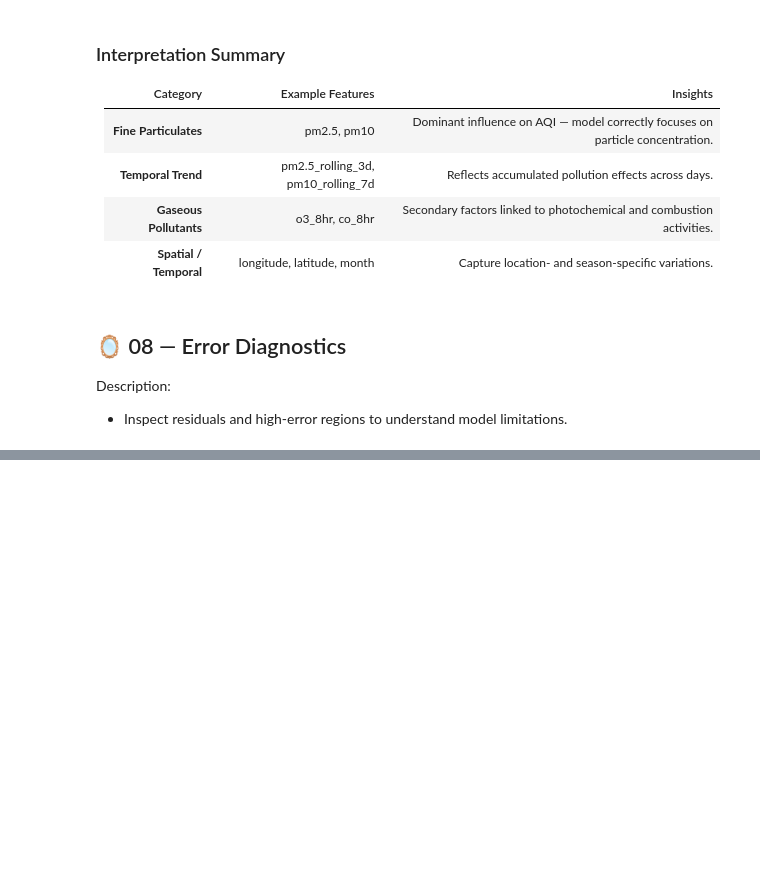
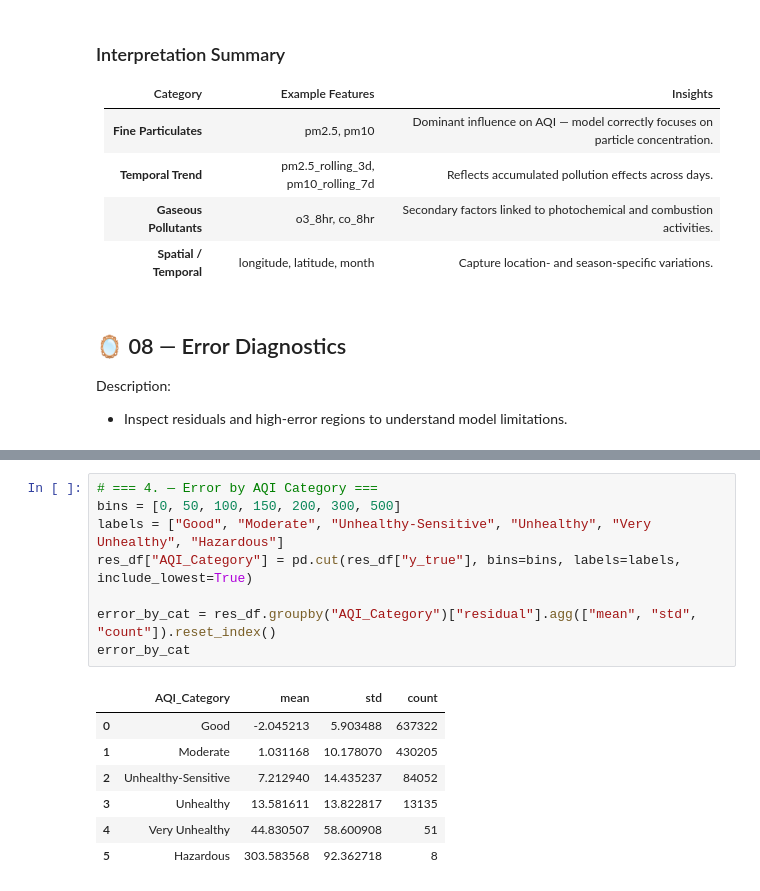
Before and after one commit to chgwyellow/air_pollution_analysis, a Jupyter notebook: notebook/04_nonlinear_modeling.ipynb, the cells around one changed output, grey strips where cells are left out. Saved outputs shown, nothing was run; the diff lists cells and outputs as text; blank space fills up the shorter version.

```diff
--- a/notebook/04_nonlinear_modeling.ipynb
+++ b/notebook/04_nonlinear_modeling.ipynb
@@ -467,0 +497,16 @@ Description:
+# %%
+# === 4. — Error by AQI Category ===
+bins = [0, 50, 100, 150, 200, 300, 500]
+labels = ["Good", "Moderate", "Unhealthy-Sensitive", "Unhealthy", "Very Unhealthy", "Hazardous"]
+res_df["AQI_Category"] = pd.cut(res_df["y_true"], bins=bins, labels=labels, include_lowest=True)
+
+error_by_cat = res_df.groupby("AQI_Category")["residual"].agg(["mean", "std", "count"]).reset_index()
+error_by_cat
+# %% [output]
+|  | AQI_Category | mean | std | count |
+| 0 | Good | -2.045213 | 5.903488 | 637322 |
+| 1 | Moderate | 1.031168 | 10.178070 | 430205 |
+| 2 | Unhealthy-Sensitive | 7.212940 | 14.435237 | 84052 |
+| 3 | Unhealthy | 13.581611 | 13.822817 | 13135 |
+| 4 | Very Unhealthy | 44.830507 | 58.600908 | 51 |
+| 5 | Hazardous | 303.583568 | 92.362718 | 8 |
```
Also changed, not shown: parts of 7 cells of this notebook.
